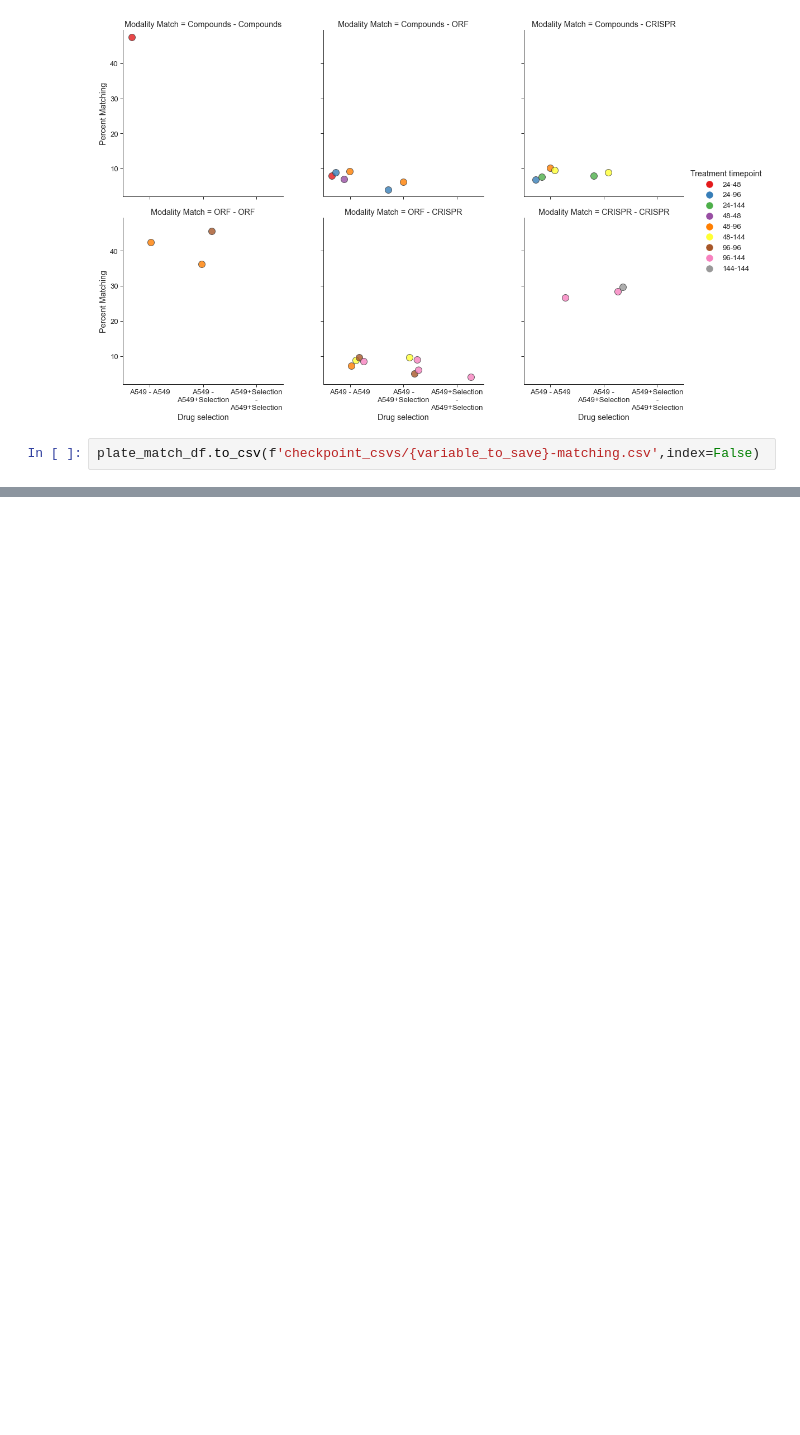
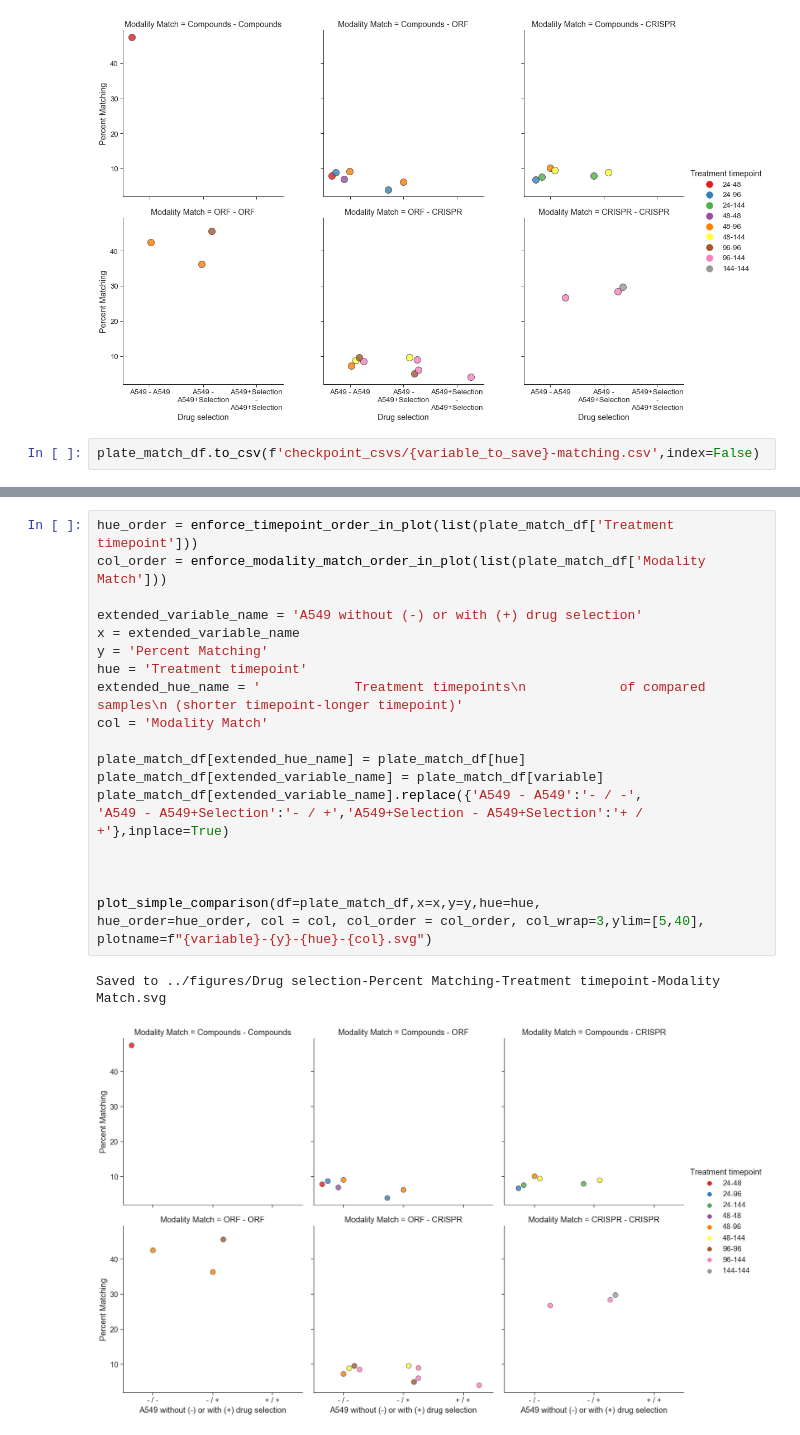
Before and after one commit to carpenter-singh-lab/2023_Cimini_NatureProtocols, a Jupyter notebook: notebooks/AssessDrugSelection.ipynb, the cells around one changed output, grey strips where cells are left out. Saved outputs shown, nothing was run; the diff lists cells and outputs as text; blank space fills up the shorter version.

```diff
--- a/notebooks/AssessDrugSelection.ipynb
+++ b/notebooks/AssessDrugSelection.ipynb
@@ -98,0 +122,24 @@ plate_match_df.to_csv(f'checkpoint_csvs/{variable_to_save}-matching.csv',index=F
+# %%
+hue_order = enforce_timepoint_order_in_plot(list(plate_match_df['Treatment timepoint']))
+col_order = enforce_modality_match_order_in_plot(list(plate_match_df['Modality Match']))
+
+extended_variable_name = 'A549 without (-) or with (+) drug selection'
+x = extended_variable_name
+y = 'Percent Matching'
+hue = 'Treatment timepoint'
+extended_hue_name = '            Treatment timepoints\n            of compared samples\n (shorter timepoint-longer timepoint)'
+col = 'Modality Match'
+
+plate_match_df[extended_hue_name] = plate_match_df[hue]
+plate_match_df[extended_variable_name] = plate_match_df[variable]
+plate_match_df[extended_variable_name].replace({'A549 - A549':'- / -',
+'A549 - A549+Selection':'- / +','A549+Selection - A549+Selection':'+ / +'},inplace=True)
+
+
+
+plot_simple_comparison(df=plate_match_df,x=x,y=y,hue=hue,
+hue_order=hue_order, col = col, col_order = col_order, col_wrap=3,ylim=[5,40],
+plotname=f"{variable}-{y}-{hue}-{col}.svg")
+# %% [output]
+Saved to ../figures/Drug selection-Percent Matching-Treatment timepoint-Modality Match.svg
+[figure, added]
```
Also changed, not shown: parts of 9 cells of this notebook, 3 other files.
